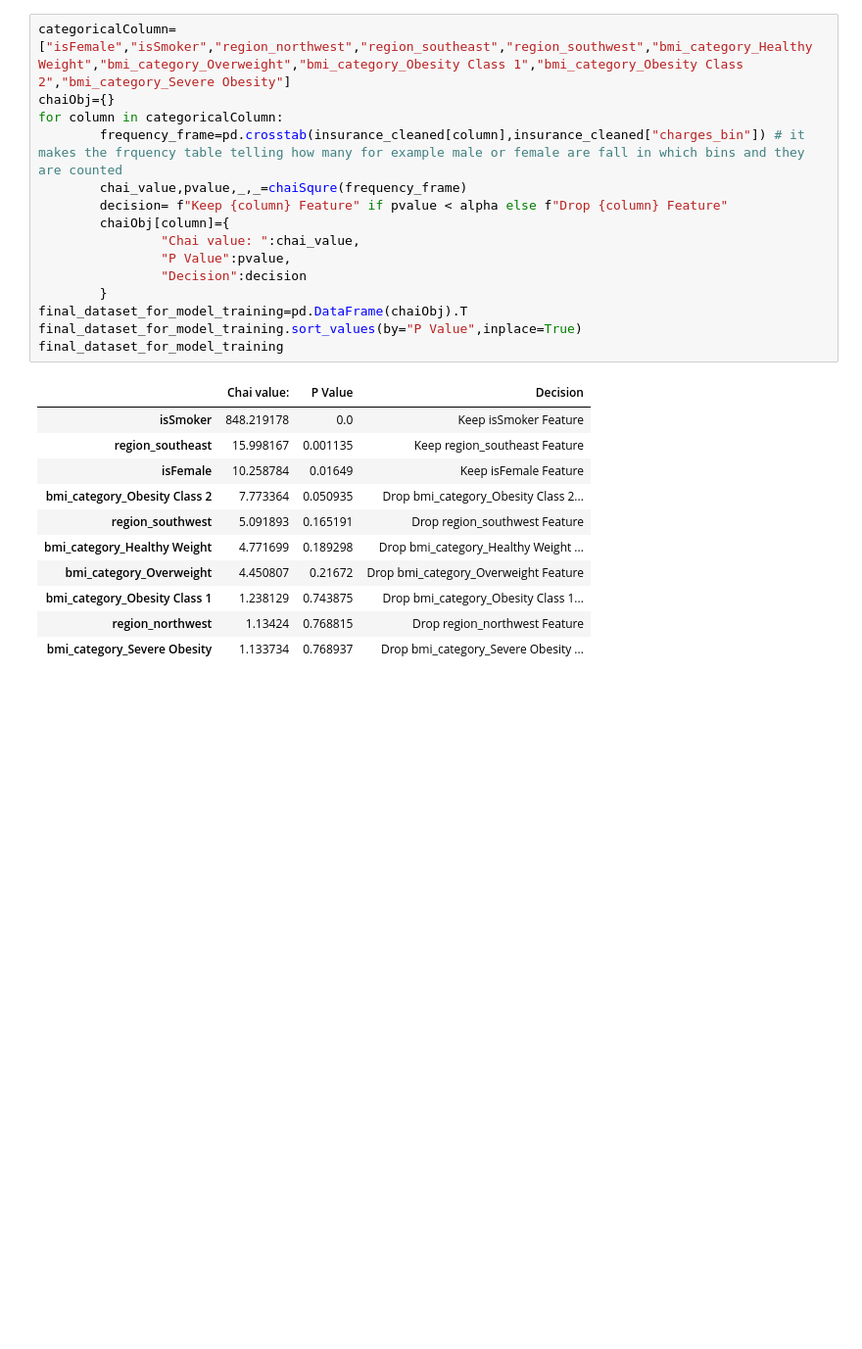
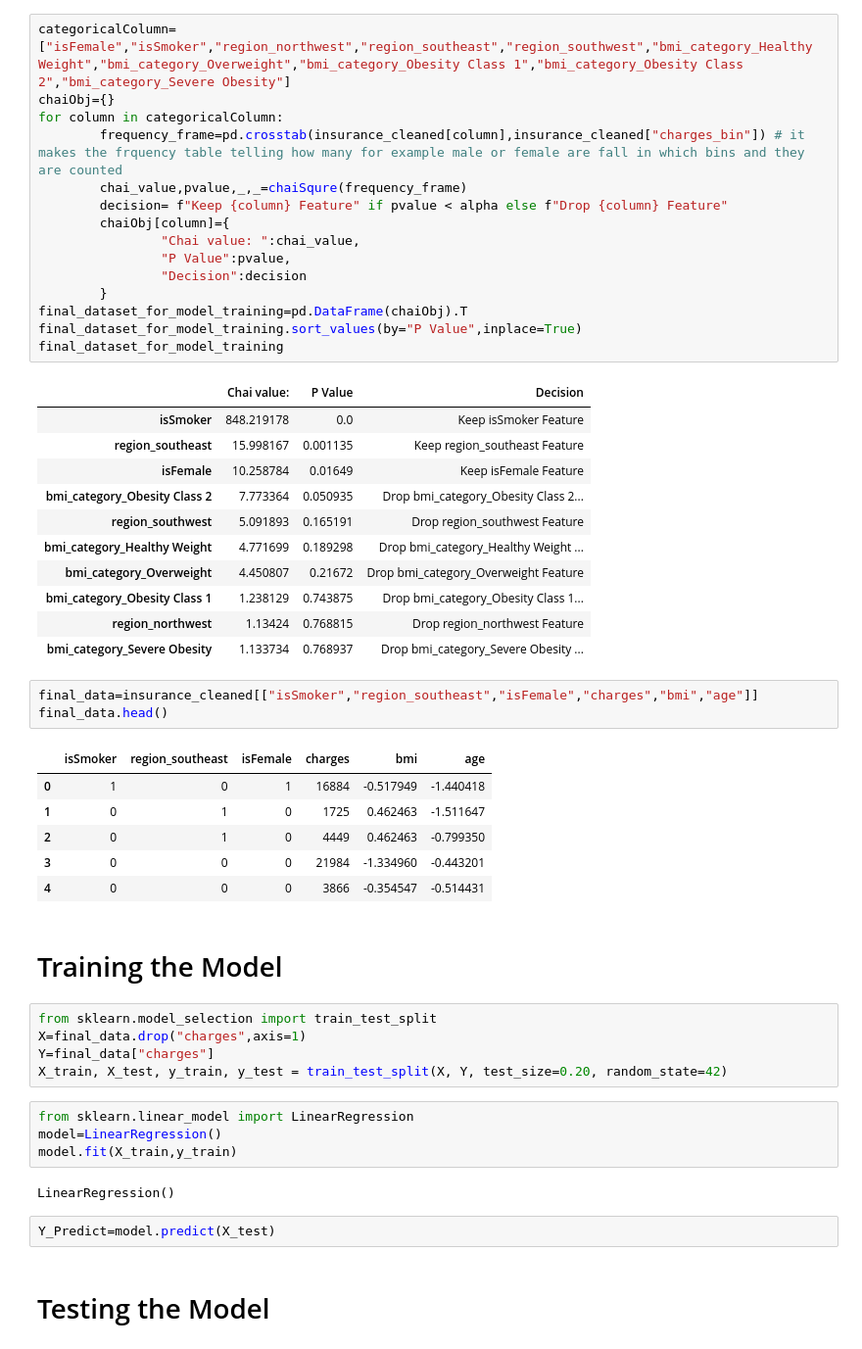
Before and after one commit to MAhmad25/Things-Before-ML, a Jupyter notebook: Insurance_Model.ipynb, the cells around one changed output. Shown at 98% size. Cells and saved outputs as stored; diff of their text form; blank space fills up the shorter version.

Commit message:
made a model using linear regression

```diff
--- a/Project_1_insurance.ipynb
+++ b/Insurance_Model.ipynb
@@ -408,3 +394,30 @@ final_dataset_for_model_training
 | bmi_category_Obesity Class 1 | 1.238129 | 0.743875 | Drop bmi_category_Obesity Class 1... |
 | region_northwest | 1.13424 | 0.768815 | Drop region_northwest Feature |
 | bmi_category_Severe Obesity | 1.133734 | 0.768937 | Drop bmi_category_Severe Obesity ... |
+# %%
+final_data=insurance_cleaned[["isSmoker","region_southeast","isFemale","charges","bmi","age"]]
+final_data.head()
+# %% [output]
+|  | isSmoker | region_southeast | isFemale | charges | bmi | age |
+| 0 | 1 | 0 | 1 | 16884 | -0.517949 | -1.440418 |
+| 1 | 0 | 1 | 0 | 1725 | 0.462463 | -1.511647 |
+| 2 | 0 | 1 | 0 | 4449 | 0.462463 | -0.799350 |
+| 3 | 0 | 0 | 0 | 21984 | -1.334960 | -0.443201 |
+| 4 | 0 | 0 | 0 | 3866 | -0.354547 | -0.514431 |
+# %% [markdown]
+# Training the Model
+# %%
+from sklearn.model_selection import train_test_split
+X=final_data.drop("charges",axis=1)
+Y=final_data["charges"]
+X_train, X_test, y_train, y_test = train_test_split(X, Y, test_size=0.20, random_state=42)
+# %%
+from sklearn.linear_model import LinearRegression
+model=LinearRegression()
+model.fit(X_train,y_train)
+# %% [output]
+LinearRegression()
+# %%
+Y_Predict=model.predict(X_test)
+# %% [markdown]
+# Testing the Model
```
Also changed, not shown: parts of 5 cells of this notebook.
